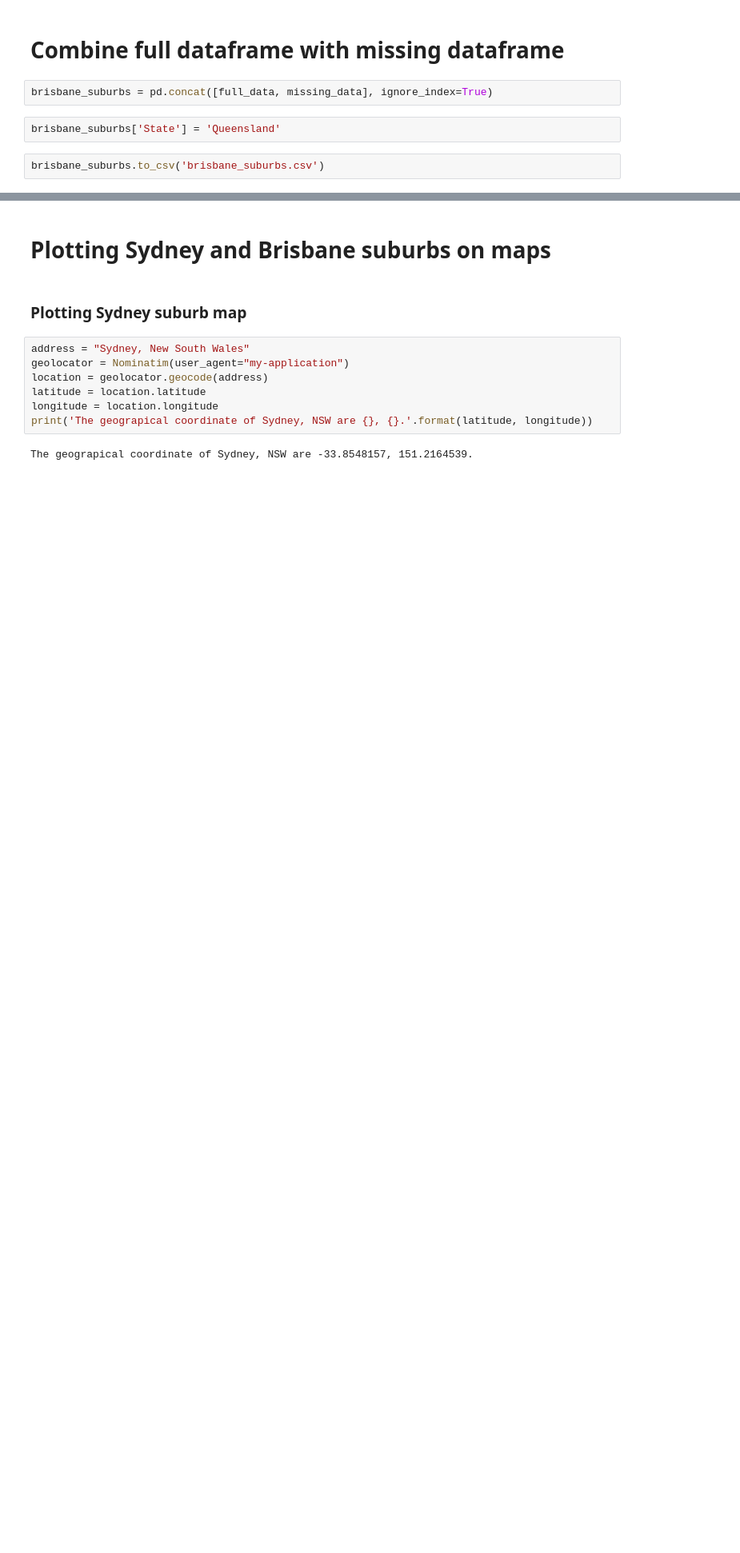
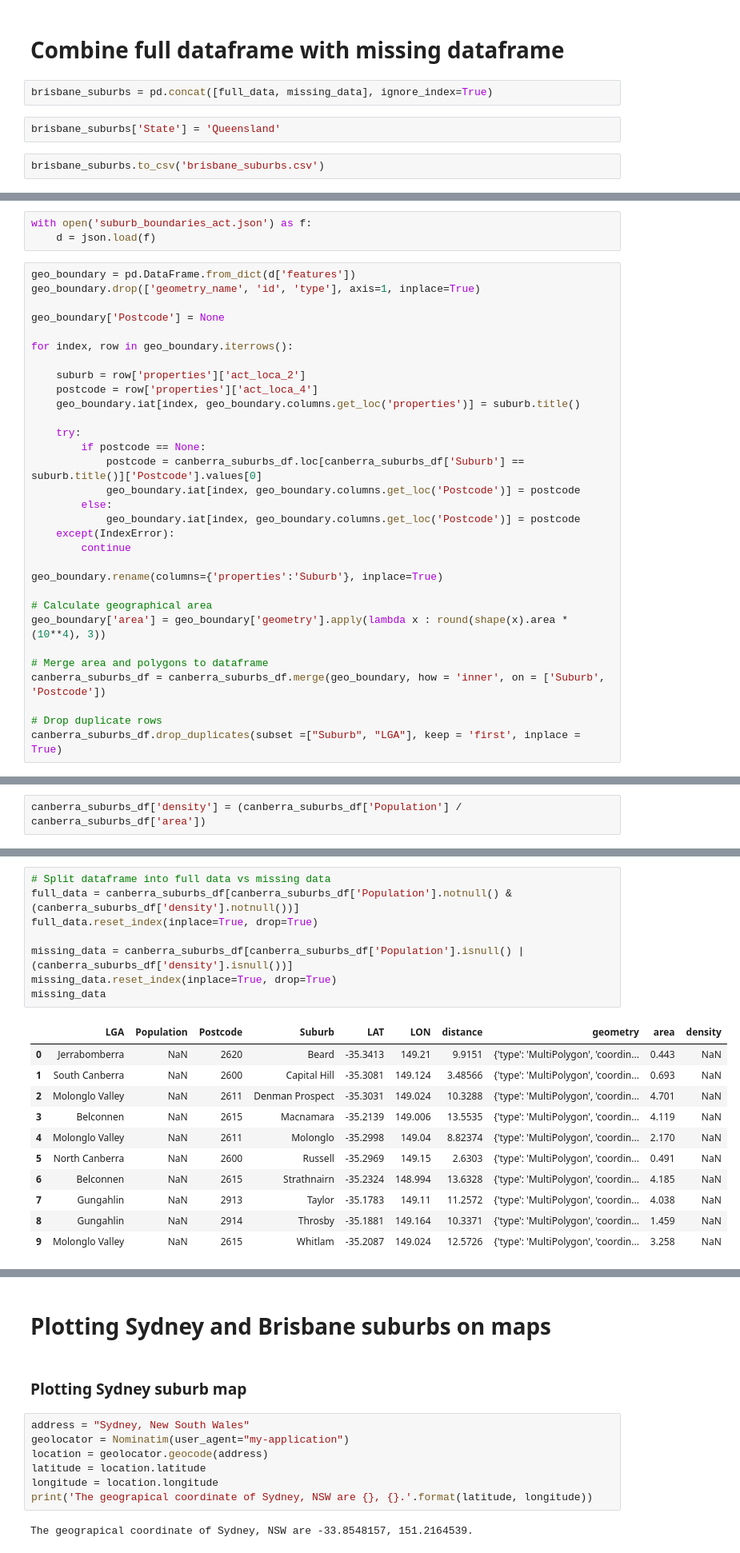
Before and after one commit to jasontran600/IBM_data_science_captstone_project, a Jupyter notebook: Melbourne_Sydney_Tasmania_migration_project/data_scraping_suburbs.ipynb, the cells around one changed output, grey strips where cells are left out. Shown at 80% size. Drawn from its saved outputs; the diff is of its cells as text; blank space fills up the shorter version.

```diff
--- a/Melbourne_Sydney_Tasmania_migration_project/data_scraping_suburbs.ipynb
+++ b/Melbourne_Sydney_Tasmania_migration_project/data_scraping_suburbs.ipynb
@@ -935,0 +1376,34 @@ brisbane_suburbs.to_csv('brisbane_suburbs.csv')
+# %%
+with open('suburb_boundaries_act.json') as f:
+    d = json.load(f)
+# %%
+geo_boundary = pd.DataFrame.from_dict(d['features'])
+geo_boundary.drop(['geometry_name', 'id', 'type'], axis=1, inplace=True)
+
+geo_boundary['Postcode'] = None
+
+for index, row in geo_boundary.iterrows():
+
+    suburb = row['properties']['act_loca_2']
+    postcode = row['properties']['act_loca_4']
+    geo_boundary.iat[index, geo_boundary.columns.get_loc('properties')] = suburb.title()
+
+    try:
+        if postcode == None:
+            postcode = canberra_suburbs_df.loc[canberra_suburbs_df['Suburb'] == suburb.title()]['Postcode'].values[0]
+            geo_boundary.iat[index, geo_boundary.columns.get_loc('Postcode')] = postcode
+        else:
+            geo_boundary.iat[index, geo_boundary.columns.get_loc('Postcode')] = postcode
+    except(IndexError):
+        continue
+
+geo_boundary.rename(columns={'properties':'Suburb'}, inplace=True)
+
+# Calculate geographical area
+geo_boundary['area'] = geo_boundary['geometry'].apply(lambda x : round(shape(x).area * (10**4), 3))
+
+# Merge area and polygons to dataframe
+canberra_suburbs_df = canberra_suburbs_df.merge(geo_boundary, how = 'inner', on = ['Suburb', 'Postcode'])
+
+# Drop duplicate rows
+canberra_suburbs_df.drop_duplicates(subset =["Suburb", "LGA"], keep = 'first', inplace = True)
@@ -935,0 +1412,2 @@ brisbane_suburbs.to_csv('brisbane_suburbs.csv')
+# %%
+canberra_suburbs_df['density'] = (canberra_suburbs_df['Population'] / canberra_suburbs_df['area'])
@@ -935,0 +1424,20 @@ brisbane_suburbs.to_csv('brisbane_suburbs.csv')
+# %%
+# Split dataframe into full data vs missing data
+full_data = canberra_suburbs_df[canberra_suburbs_df['Population'].notnull() & (canberra_suburbs_df['density'].notnull())]
+full_data.reset_index(inplace=True, drop=True)
+
+missing_data = canberra_suburbs_df[canberra_suburbs_df['Population'].isnull() | (canberra_suburbs_df['density'].isnull())]
+missing_data.reset_index(inplace=True, drop=True)
+missing_data
+# %% [output]
+|  | LGA | Population | Postcode | Suburb | LAT | LON | distance | geometry | area | density |
+| 0 | Jerrabomberra | NaN | 2620 | Beard | -35.3413 | 149.21 | 9.9151 | {'type': 'MultiPolygon', 'coordin... | 0.443 | NaN |
+| 1 | South Canberra | NaN | 2600 | Capital Hill | -35.3081 | 149.124 | 3.48566 | {'type': 'MultiPolygon', 'coordin... | 0.693 | NaN |
+| 2 | Molonglo Valley | NaN | 2611 | Denman Prospect | -35.3031 | 149.024 | 10.3288 | {'type': 'MultiPolygon', 'coordin... | 4.701 | NaN |
+| 3 | Belconnen | NaN | 2615 | Macnamara | -35.2139 | 149.006 | 13.5535 | {'type': 'MultiPolygon', 'coordin... | 4.119 | NaN |
+| 4 | Molonglo Valley | NaN | 2611 | Molonglo | -35.2998 | 149.04 | 8.82374 | {'type': 'MultiPolygon', 'coordin... | 2.170 | NaN |
+| 5 | North Canberra | NaN | 2600 | Russell | -35.2969 | 149.15 | 2.6303 | {'type': 'MultiPolygon', 'coordin... | 0.491 | NaN |
+| 6 | Belconnen | NaN | 2615 | Strathnairn | -35.2324 | 148.994 | 13.6328 | {'type': 'MultiPolygon', 'coordin... | 4.185 | NaN |
+| 7 | Gungahlin | NaN | 2913 | Taylor | -35.1783 | 149.11 | 11.2572 | {'type': 'MultiPolygon', 'coordin... | 4.038 | NaN |
+| 8 | Gungahlin | NaN | 2914 | Throsby | -35.1881 | 149.164 | 10.3371 | {'type': 'MultiPolygon', 'coordin... | 1.459 | NaN |
+| 9 | Molonglo Valley | NaN | 2615 | Whitlam | -35.2087 | 149.024 | 12.5726 | {'type': 'MultiPolygon', 'coordin... | 3.258 | NaN |
```
Also changed, not shown: parts of 159 cells of this notebook, 10 other files.
